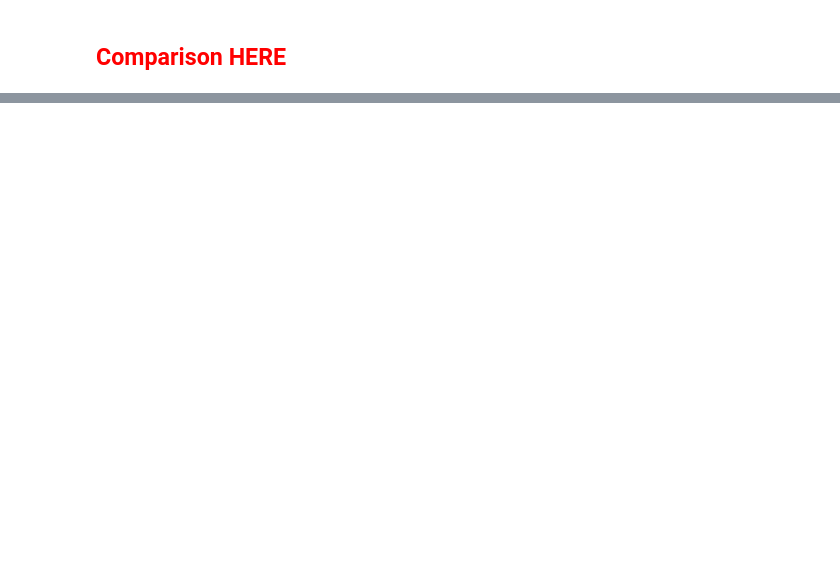
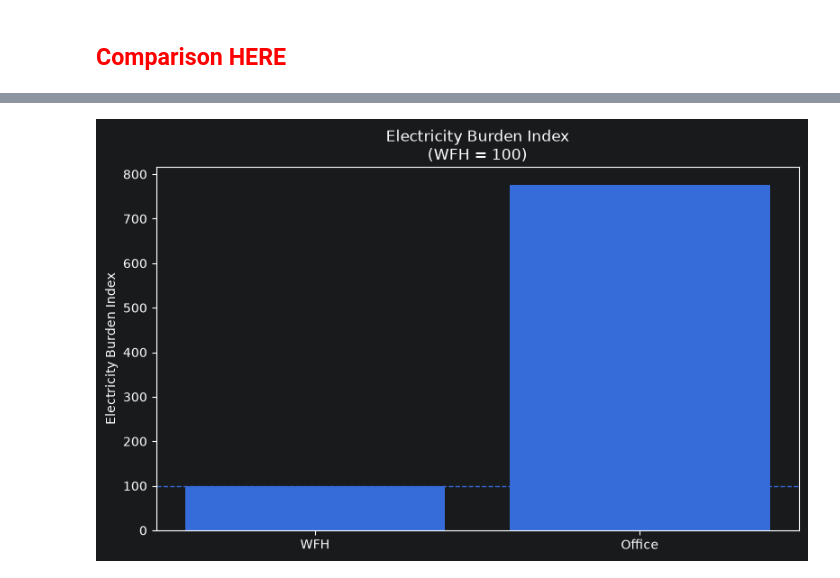
Before and after one commit to cgalabrador128/modeling-electric-razor, a Jupyter notebook: electric_comparison.ipynb, the cells around one changed output, grey strips where cells are left out. Saved outputs shown, nothing was run; the diff lists cells and outputs as text; code cells hidden in the pictures; blank space fills up the shorter version.

```diff
--- a/electric_comparison.ipynb
+++ b/electric_comparison.ipynb
@@ -437,0 +1473,23 @@ Renewable Energy (RE)  2025 18.213653
+# %%
+plt.figure(figsize=(8, 5))
+
+plt.bar(
+    burden_index["Work_Mode"],
+    burden_index["Electricity_Burden_Index"]
+)
+
+plt.axhline(
+    100,
+    linestyle="--",
+    linewidth=1
+)
+
+plt.ylabel("Electricity Burden Index")
+plt.title(
+    "Electricity Burden Index\n(WFH = 100)"
+)
+
+plt.tight_layout()
+plt.show()
+# %% [output]
+[figure, added]
```
Also changed, not shown: parts of 28 cells of this notebook, 1 other file.
